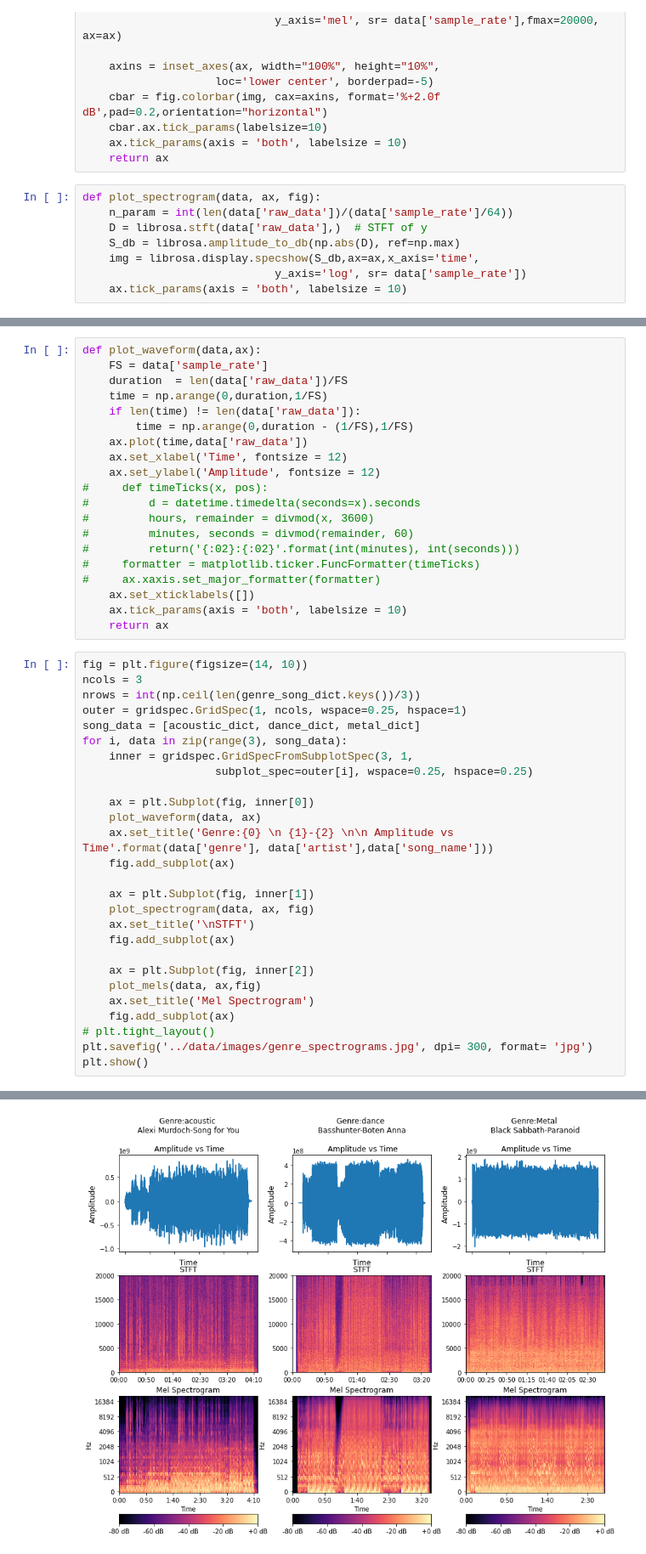
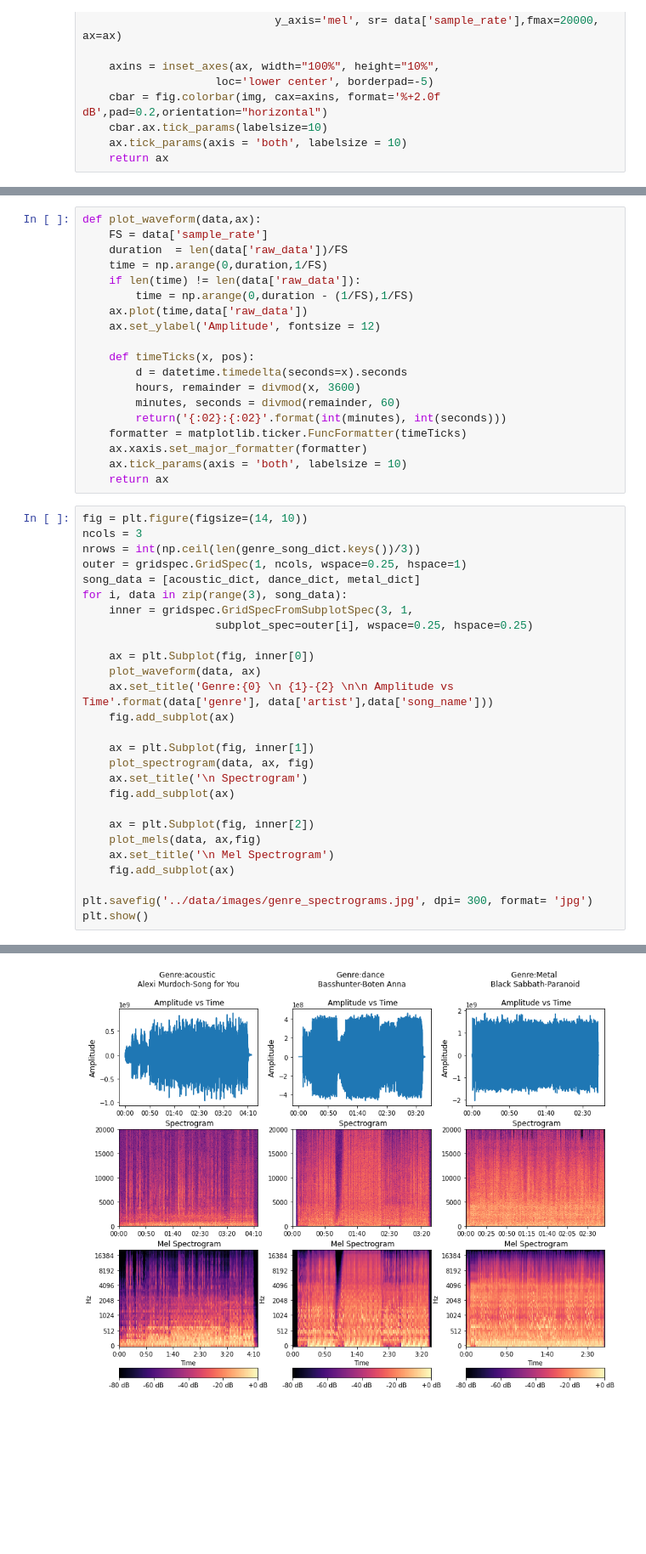
Before and after one commit to swami84/music_genre_classification, a Jupyter notebook: notebooks/Analysis.ipynb, the cells around one changed output, grey strips where cells are left out. Shown at 85% size. Saved outputs shown, nothing was run; the diff lists cells and outputs as text; blank space fills up the shorter version.

```diff
--- a/notebooks/Analysis.ipynb
+++ b/notebooks/Analysis.ipynb
@@ -156,14 +156,6 @@ def plot_mels(data, ax,fig):
     cbar.ax.tick_params(labelsize=10)
     ax.tick_params(axis = 'both', labelsize = 10)
     return ax
-# %%
-def plot_spectrogram(data, ax, fig):
-    n_param = int(len(data['raw_data'])/(data['sample_rate']/64))
-    D = librosa.stft(data['raw_data'],)  # STFT of y
-    S_db = librosa.amplitude_to_db(np.abs(D), ref=np.max)
-    img = librosa.display.specshow(S_db,ax=ax,x_axis='time',
-                             y_axis='log', sr= data['sample_rate'])
-    ax.tick_params(axis = 'both', labelsize = 10)
 # %%
 def plot_spectrogram(data, ax, fig):
 
@@ -189,16 +182,15 @@ def plot_waveform(data,ax):
     if len(time) != len(data['raw_data']):
         time = np.arange(0,duration - (1/FS),1/FS)
     ax.plot(time,data['raw_data'])
-    ax.set_xlabel('Time', fontsize = 12)
     ax.set_ylabel('Amplitude', fontsize = 12)
-#     def timeTicks(x, pos):
-#         d = datetime.timedelta(seconds=x).seconds
-#         hours, remainder = divmod(x, 3600)
-#         minutes, seconds = divmod(remainder, 60)
-#         return('{:02}:{:02}'.format(int(minutes), int(seconds)))
-#     formatter = matplotlib.ticker.FuncFormatter(timeTicks)
-#     ax.xaxis.set_major_formatter(formatter)
-    ax.set_xticklabels([])
+
+    def timeTicks(x, pos):
+        d = datetime.timedelta(seconds=x).seconds
+        hours, remainder = divmod(x, 3600)
+        minutes, seconds = divmod(remainder, 60)
+        return('{:02}:{:02}'.format(int(minutes), int(seconds)))
+    formatter = matplotlib.ticker.FuncFormatter(timeTicks)
+    ax.xaxis.set_major_formatter(formatter)
     ax.tick_params(axis = 'both', labelsize = 10)
     return ax
 # %%
@@ -218,14 +210,14 @@ for i, data in zip(range(3), song_data):
 
     ax = plt.Subplot(fig, inner[1])
     plot_spectrogram(data, ax, fig)
-    ax.set_title('\nSTFT')
+    ax.set_title('\n Spectrogram')
     fig.add_subplot(ax)
 
     ax = plt.Subplot(fig, inner[2])
     plot_mels(data, ax,fig)
-    ax.set_title('Mel Spectrogram')
+    ax.set_title('\n Mel Spectrogram')
     fig.add_subplot(ax)
-# plt.tight_layout()
+
 plt.savefig('../data/images/genre_spectrograms.jpg', dpi= 300, format= 'jpg')
 plt.show()
 # %% [output]
@@ -233 +224 @@ AttributeError: 'AnchoredSizeLocator' object has no attribute 'get_subplotspec'
-[figure, old version]
+[figure, new version]
```
Also changed, not shown: parts of 2 cells of this notebook, 2 other files.
